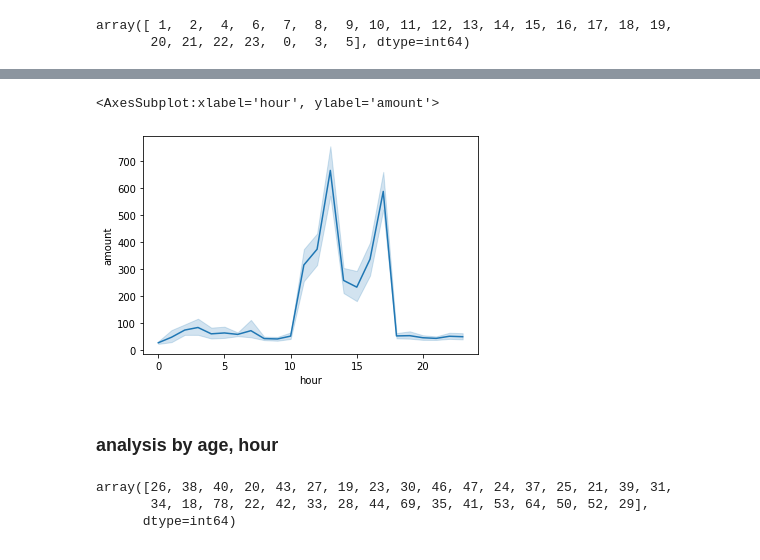
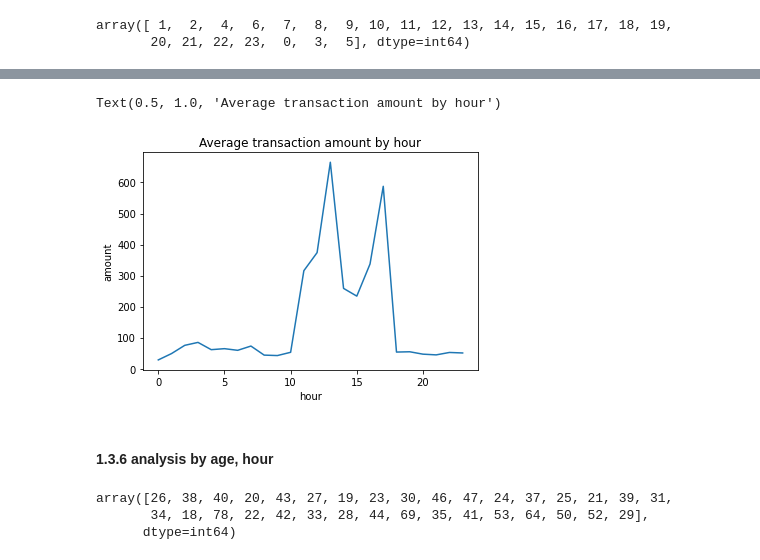
Before and after one commit to jiyoungparkme/machine_learning, a Jupyter notebook: anz_virtual_internship/anz_task_1.ipynb, the cells around one changed output, grey strips where cells are left out. Drawn from its saved outputs; the diff is of its cells as text; code cells hidden in the pictures.

```diff
--- a/anz_virtual_internship/anz_task_1.ipynb
+++ b/anz_virtual_internship/anz_task_1.ipynb
@@ -64,8 +74,3 @@ Data columns (total 23 columns):
  22  movement           12043 non-null  object
 dtypes: datetime64[ns](1), float64(4), int64(1), object(17)
 memory usage: 2.1+ MB
-# %%
-data['status_cat'] = data['status'].astype('category').cat.codes
-data['txn_cat'] = data['txn_description'].astype('category').cat.codes
-data['gender_cat'] = data['gender'].astype('category').cat.codes
-data.head()
@@ -193,5 +211,6 @@ data['hour'].unique()
 array([ 1,  2,  4,  6,  7,  8,  9, 10, 11, 12, 13, 14, 15, 16, 17, 18, 19,
        20, 21, 22, 23,  0,  3,  5], dtype=int64)
 # %%
-data.groupby('hour')['amount'].mean()
+df = data.groupby('hour').mean()['amount'].reset_index()
+df
 # %% [output]
@@ -215,10 +234,10 @@ Name: amount, dtype: float64
 # %%
-sns.lineplot(data=data, x='hour', y='amount')
+sns.lineplot(data=df, x='hour', y='amount').set_title("Average transaction amount by hour")
 # %% [output]
-<AxesSubplot:xlabel='hour', ylabel='amount'>
+Text(0.5, 1.0, 'Average transaction amount by hour')
-[figure, old version]
+[figure, new version]
 # %% [markdown]
-### analysis by age, hour
+#### 1.3.6 analysis by age, hour
 # %%
 data['age'].unique()
 # %% [output]
```
Also changed, not shown: parts of 51 cells of this notebook.
